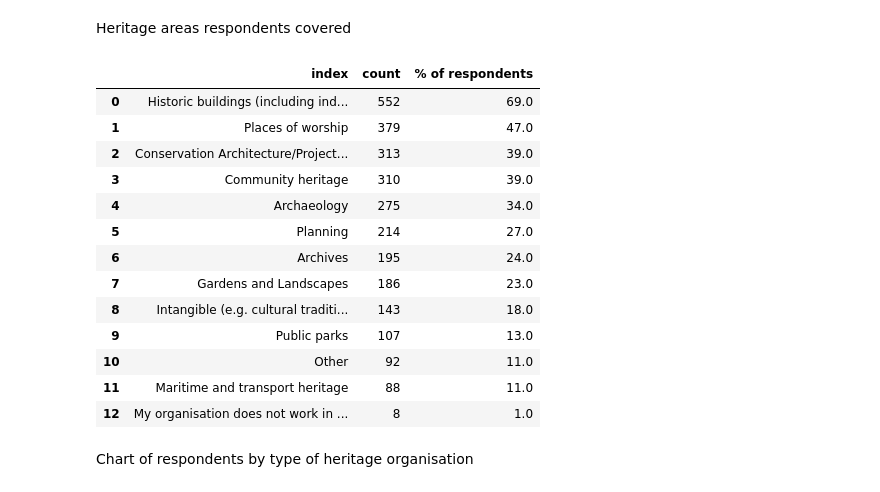
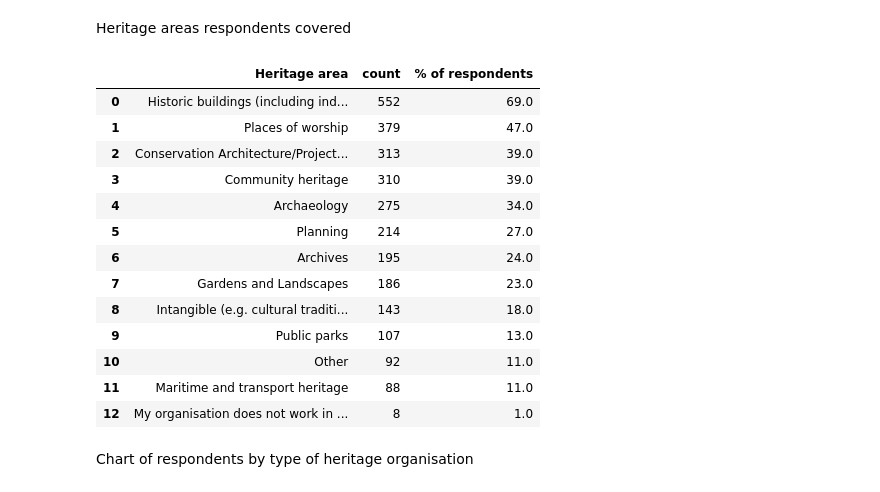
Before and after one commit to johnardavies/Analysis_of_effects_of_covid_in_uk_heritage_sector, a Jupyter notebook: Covid_heritage.ipynb, the cells around one changed output. Cells and saved outputs as stored; diff of their text form; code cells hidden in the pictures.

Commit message:
replaced repetitive table generation with single function

```diff
--- a/Covid_heritage.ipynb
+++ b/Covid_heritage.ipynb
@@ -67,3 +69,13 @@ sample_size=df.shape[0]
+# %%
+#Counts the survey responses for the different categories and calculates as a share of the sample
+def table_producer(x,y):
+  #Counts values and sorts the resulting table
+  table_count=x.count().reset_index(name='count').sort_values(['count'], ascending=False).reset_index(drop=True)
+  #Renames index column using variable y
+  table_count=table_count.rename(columns={"index": y})
+  #Calculates sample share
+  table_count['% of respondents']=(table_count['count']/sample_size).round(2)*100
+  return table_count
 # %% [markdown]
 # 1. Survey respondent characteristics
 # %% [markdown]
@@ -71,24 +83,22 @@ Heritage areas respondents covered
 # %%
 Areas=['Archaeology',
  'Archives',
  'Community heritage',
  'Conservation Architecture/Project Management',
  'Gardens and Landscapes',
  'Historic buildings (including industrial heritage sites)',
  'Intangible (e.g. cultural traditions people’s memories dialects)',
  'Maritime and transport heritage',
  'Places of worship',
  'Planning',
  'Public parks',
  'My organisation does not work in or represent any heritage areas',
  'Other']
 
-heritage_area=df[Areas].count().reset_index(name='count').sort_values(['count'], ascending=False).reset_index(drop=True)
-#heritage_area=heritage_area.columns.map(lambda col: col.replace('index', 'Heritage area'))
-heritage_area['% of respondents']=(heritage_area['count']/sample_size).round(2)*100
+heritage_area= table_producer(df[Areas], 'Heritage area')
 heritage_area
 # %% [output]
-|  | index | count | % of respondents |
+|  | Heritage area | count | % of respondents |
 | 0 | Historic buildings (including ind... | 552 | 69.0 |
 | 1 | Places of worship | 379 | 47.0 |
 | 2 | Conservation Architecture/Project... | 313 | 39.0 |
```
Also changed, not shown: parts of 5 cells of this notebook.
